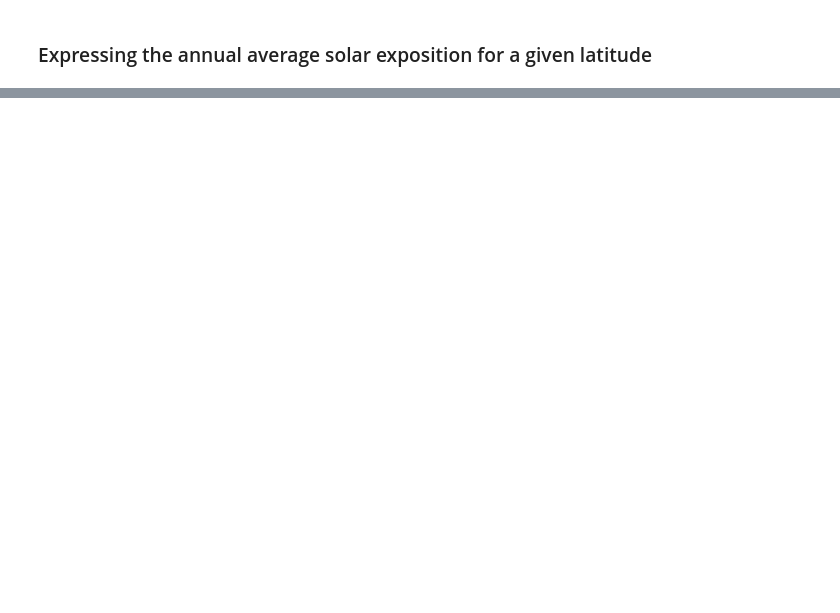
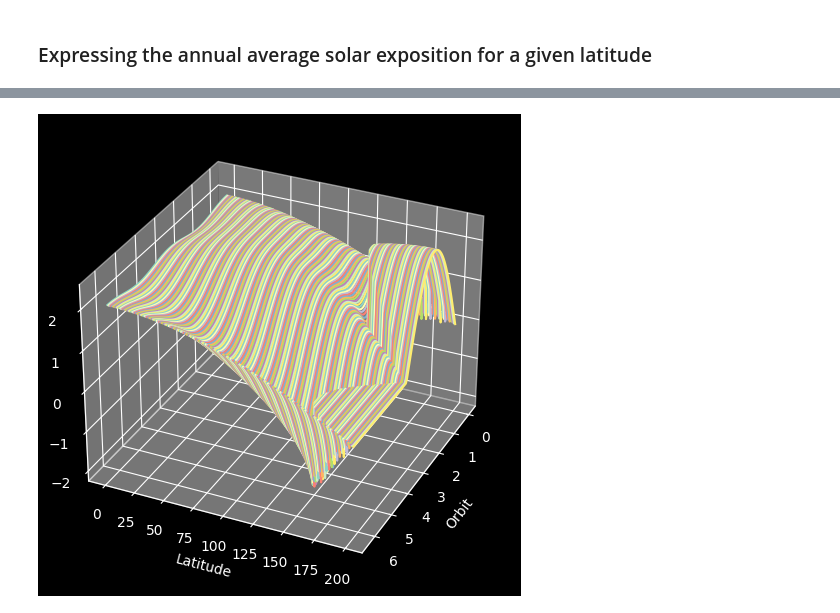
Before and after one commit to aledha/TMA4195-Project, a Jupyter notebook: Question7.ipynb, the cells around one changed output, grey strips where cells are left out. Saved outputs shown, nothing was run; the diff lists cells and outputs as text; code cells hidden in the pictures; blank space fills up the shorter version.

```diff
--- a/Question7.ipynb
+++ b/Question7.ipynb
@@ -56,0 +78,24 @@ for Latitude in Latitude_list:
+# %%
+no_latitudes = 200
+Orbit_list = np.linspace(0, 2*np.pi, 100)
+# Latitude_list = np.linspace(-np.pi, np.pi/2, 15)
+Latitude_list = np.linspace(0, np.pi/2, no_latitudes)
+no_latitudes_list = np.linspace(0, no_latitudes, no_latitudes)
+
+# make a 3d plot
+fig = plt.figure()
+ax = fig.add_subplot(111, projection='3d')
+for i, Latitude in enumerate(Latitude_list):
+    one_tatitude = [dayly_exposure(Orbit, Latitude) for Orbit in Orbit_list]
+    ax.plot(Orbit_list, [i]*len(Orbit_list), one_tatitude, label = f'Latitude = {np.round(Latitude, 2)}')
+# set latitude labels between 0 and pi/2, but
+ax.set_xlabel('Orbit')
+ax.set_ylabel('Latitude')
+ax.set_zlabel('Exposure')
+# rotate the plot
+ax.view_init(30, 25)
+# imcrease the size of the plot
+fig.set_size_inches(6,6)
+plt.show()
+# %% [output]
+[figure, added]
```
Also changed, not shown: parts of 6 cells of this notebook.
